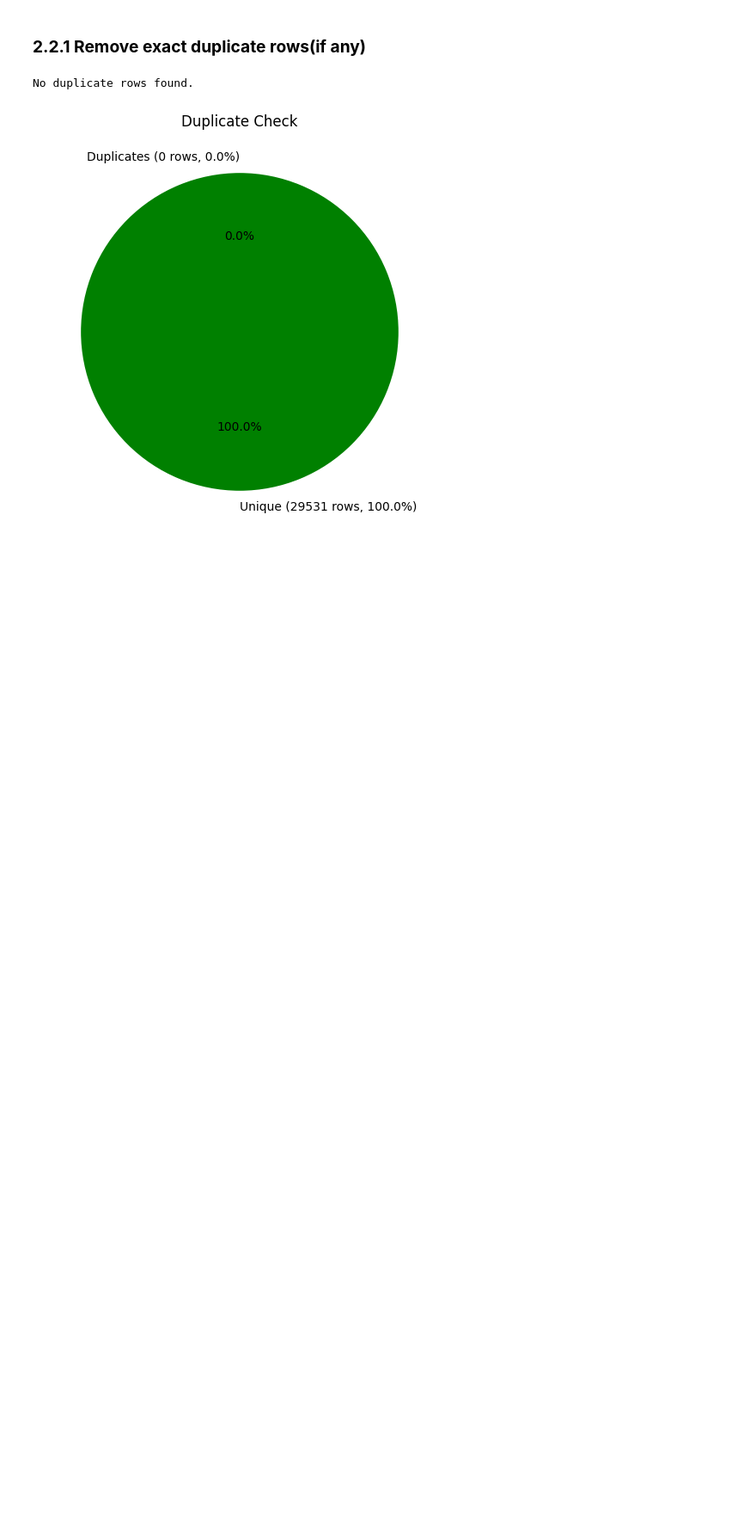
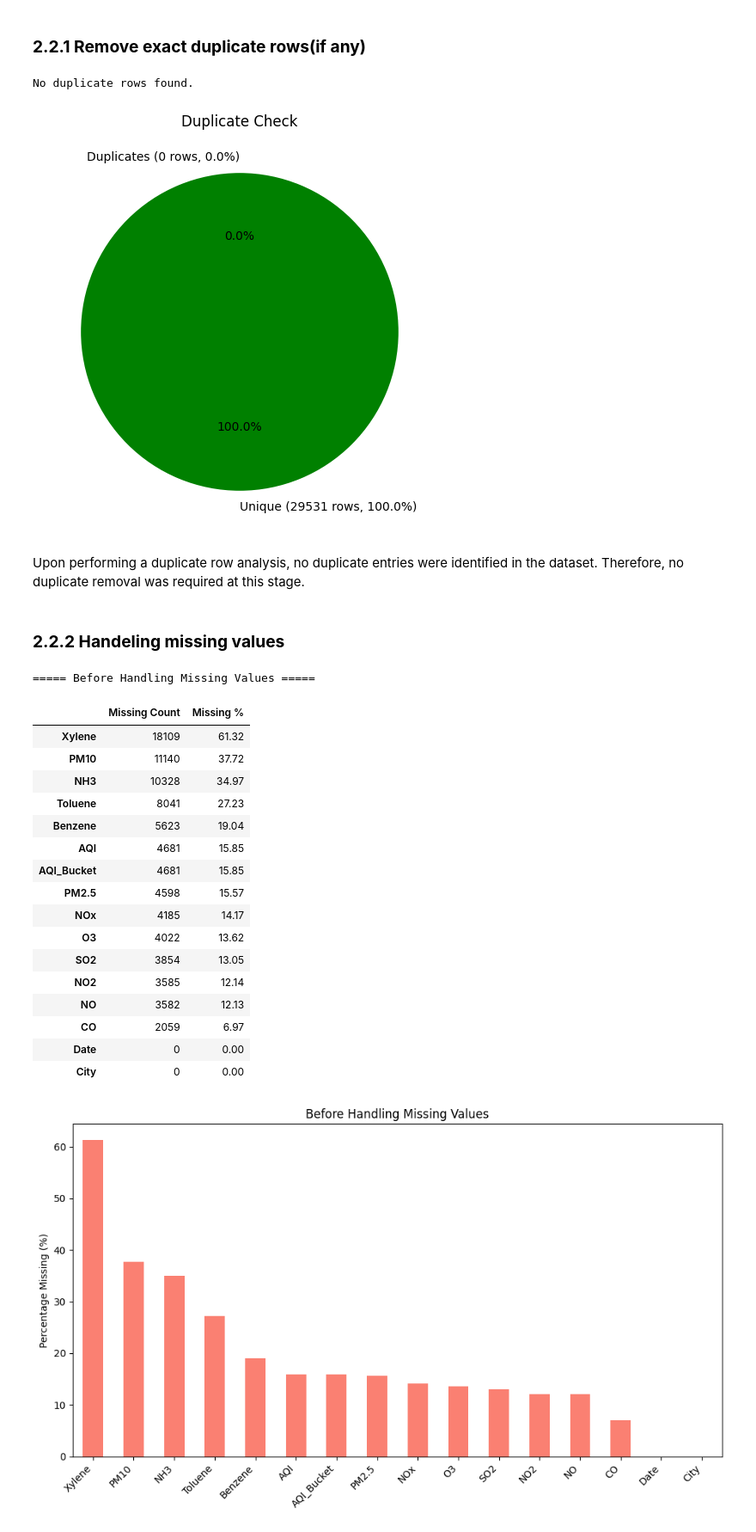
Before and after one commit to sagar4real/CMP7005-PRAC1, a Jupyter notebook: 01_data_handling.ipynb, the cells around one changed output. Shown at 86% size. Saved outputs shown, nothing was run; the diff lists cells and outputs as text; code cells hidden in the pictures; blank space fills up the shorter version.

Commit message:
missing value analysis.

```diff
--- a/01_data_handling.ipynb
+++ b/01_data_handling.ipynb
@@ -350,3 +341,60 @@ visualize_duplicates(merged_df)
 # %% [output]
 No duplicate rows found.
 [figure]
+# %% [markdown]
+Upon performing a duplicate row analysis, no duplicate entries were identified in the dataset. Therefore, no duplicate removal was required at this stage.
+# %% [markdown]
+### **2.2.2 Handeling missing values**
+# %%
+def visualize_missing(df, title="Missing Value Analysis"):
+    """
+    Visualizes missing values in a DataFrame.
+    Shows:
+      - Missing count
+      - Missing percentage
+      - Bar chart of missing percentage
+    """
+
+    # Calculate missing data
+    missing_count = df.isna().sum()
+    missing_percent = (df.isna().sum() / len(df)) * 100
+
+    # Combine into a DataFrame for display
+    missing_df = pd.DataFrame({
+        'Missing Count': missing_count,
+        'Missing %': missing_percent.round(2)
+    }).sort_values(by='Missing %', ascending=False)
+
+    print(f"\n===== {title} =====")
+    display(missing_df.head(80))   # show top 20 columns with missing values
+
+    # Plot
+    plt.figure(figsize=(10,6))
+    missing_df['Missing %'].plot(kind='bar', color='salmon')
+    plt.title(title)
+    plt.ylabel("Percentage Missing (%)")
+    plt.xticks(rotation=45, ha='right')
+    plt.tight_layout()
+    plt.show()
+# %%
+visualize_missing(merged_df, title="Before Handling Missing Values")
+# %% [output]
+===== Before Handling Missing Values =====
+|  | Missing Count | Missing % |
+| Xylene | 18109 | 61.32 |
+| PM10 | 11140 | 37.72 |
+| NH3 | 10328 | 34.97 |
+| Toluene | 8041 | 27.23 |
+| Benzene | 5623 | 19.04 |
+| AQI | 4681 | 15.85 |
+| AQI_Bucket | 4681 | 15.85 |
+| PM2.5 | 4598 | 15.57 |
+| NOx | 4185 | 14.17 |
+| O3 | 4022 | 13.62 |
+| SO2 | 3854 | 13.05 |
+| NO2 | 3585 | 12.14 |
+| NO | 3582 | 12.13 |
+| CO | 2059 | 6.97 |
+| Date | 0 | 0.00 |
+| City | 0 | 0.00 |
+[figure, added]
```
Also changed, not shown: parts of 3 cells of this notebook.
